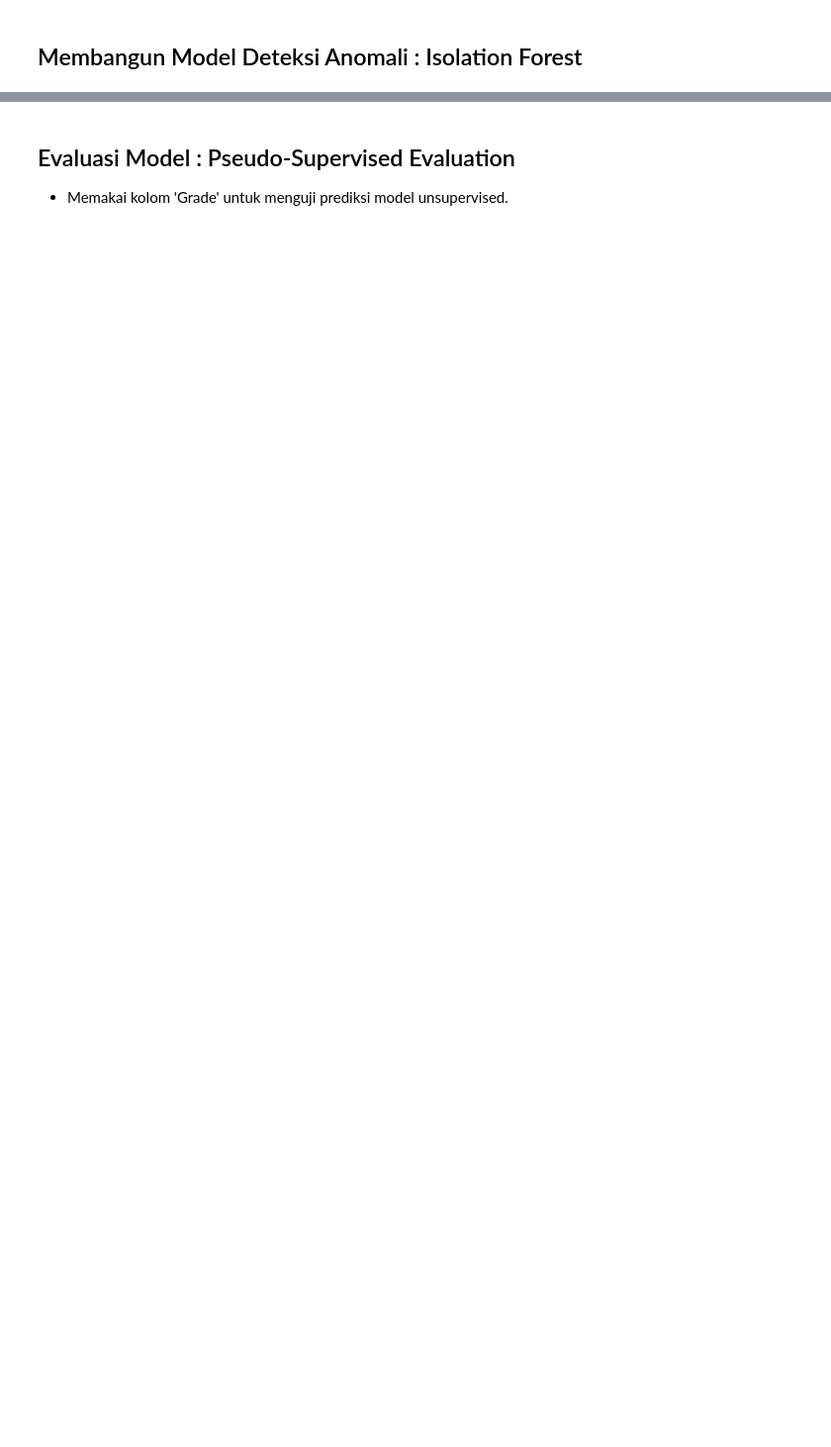
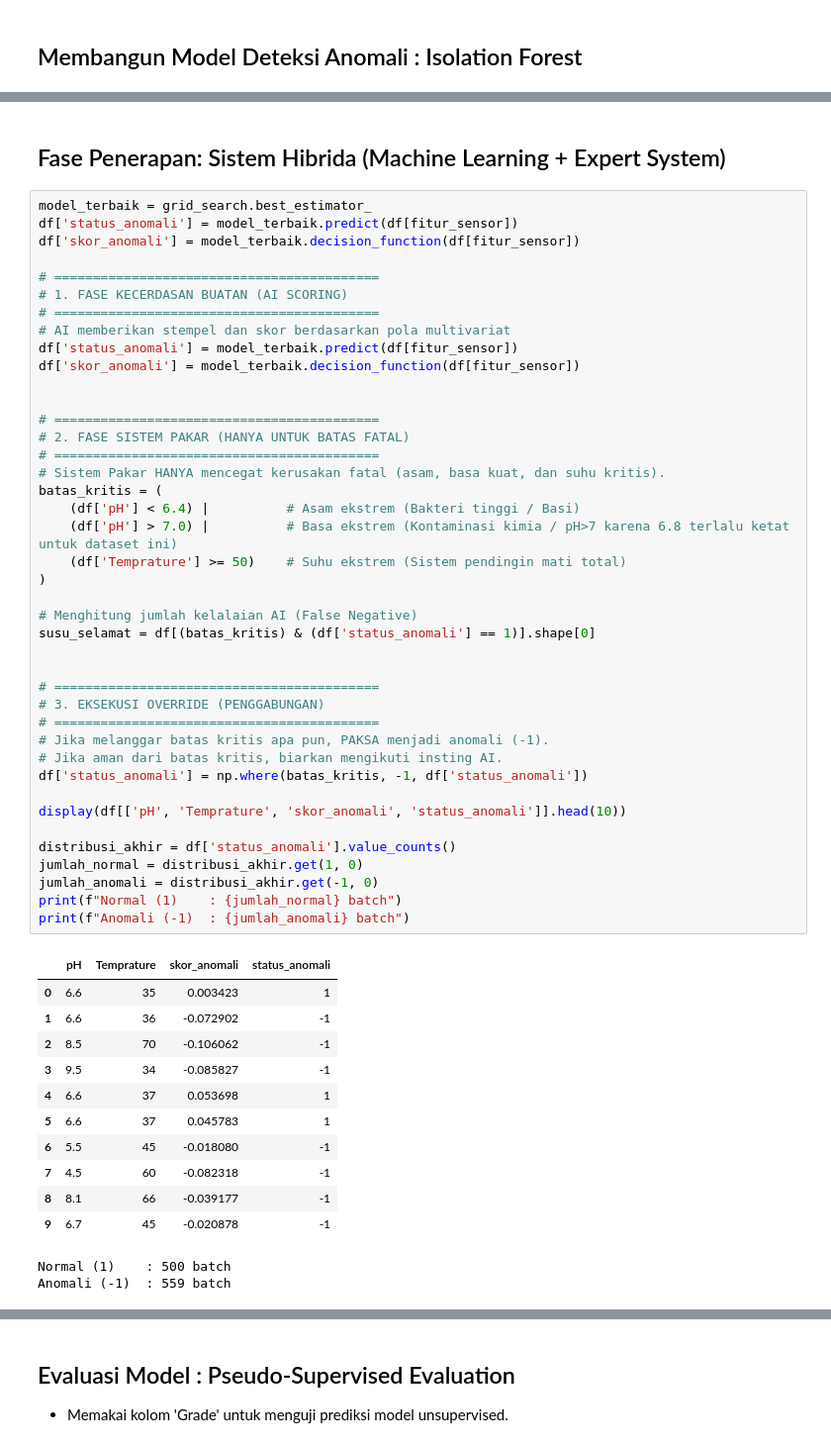
Before and after one commit to tegarkusuma12/Milk-Anomaly-Dashboard, a Jupyter notebook: model/sistem-rekomendasi.ipynb, the cells around one changed output, grey strips where cells are left out. Shown at 99% size. Drawn from its saved outputs; the diff is of its cells as text; blank space fills up the shorter version.

```diff
--- a/model/sistem-rekomendasi.ipynb
+++ b/model/sistem-rekomendasi.ipynb
@@ -117 +161,58 @@ Data Anomali (-1): 416 baris
+# %% [markdown]
+## Fase Penerapan: Sistem Hibrida (Machine Learning + Expert System)
+# %%
+model_terbaik = grid_search.best_estimator_
+df['status_anomali'] = model_terbaik.predict(df[fitur_sensor])
+df['skor_anomali'] = model_terbaik.decision_function(df[fitur_sensor])
+
+# ==========================================
+# 1. FASE KECERDASAN BUATAN (AI SCORING)
+# ==========================================
+# AI memberikan stempel dan skor berdasarkan pola multivariat
+df['status_anomali'] = model_terbaik.predict(df[fitur_sensor])
+df['skor_anomali'] = model_terbaik.decision_function(df[fitur_sensor])
+
+
+# ==========================================
+# 2. FASE SISTEM PAKAR (HANYA UNTUK BATAS FATAL)
+# ==========================================
+# Sistem Pakar HANYA mencegat kerusakan fatal (asam, basa kuat, dan suhu kritis).
+batas_kritis = (
+    (df['pH'] < 6.4) |          # Asam ekstrem (Bakteri tinggi / Basi)
+    (df['pH'] > 7.0) |          # Basa ekstrem (Kontaminasi kimia / pH>7 karena 6.8 terlalu ketat untuk dataset ini)
+    (df['Temprature'] >= 50)    # Suhu ekstrem (Sistem pendingin mati total)
+)
+
+# Menghitung jumlah kelalaian AI (False Negative)
+susu_selamat = df[(batas_kritis) & (df['status_anomali'] == 1)].shape[0]
+
+
+# ==========================================
+# 3. EKSEKUSI OVERRIDE (PENGGABUNGAN)
+# ==========================================
+# Jika melanggar batas kritis apa pun, PAKSA menjadi anomali (-1).
+# Jika aman dari batas kritis, biarkan mengikuti insting AI.
+df['status_anomali'] = np.where(batas_kritis, -1, df['status_anomali'])
+
+display(df[['pH', 'Temprature', 'skor_anomali', 'status_anomali']].head(10))
+
+distribusi_akhir = df['status_anomali'].value_counts()
+jumlah_normal = distribusi_akhir.get(1, 0)
+jumlah_anomali = distribusi_akhir.get(-1, 0)
+print(f"Normal (1)    : {jumlah_normal} batch")
+print(f"Anomali (-1)  : {jumlah_anomali} batch")
+# %% [output]
+|  | pH | Temprature | skor_anomali | status_anomali |
+| 0 | 6.6 | 35 | 0.003423 | 1 |
+| 1 | 6.6 | 36 | -0.072902 | -1 |
+| 2 | 8.5 | 70 | -0.106062 | -1 |
+| 3 | 9.5 | 34 | -0.085827 | -1 |
+| 4 | 6.6 | 37 | 0.053698 | 1 |
+| 5 | 6.6 | 37 | 0.045783 | 1 |
+| 6 | 5.5 | 45 | -0.018080 | -1 |
+| 7 | 4.5 | 60 | -0.082318 | -1 |
+| 8 | 8.1 | 66 | -0.039177 | -1 |
+| 9 | 6.7 | 45 | -0.020878 | -1 |
+Normal (1)    : 500 batch
+Anomali (-1)  : 559 batch
 # %% [markdown]
```
Also changed, not shown: parts of 10 cells of this notebook.
